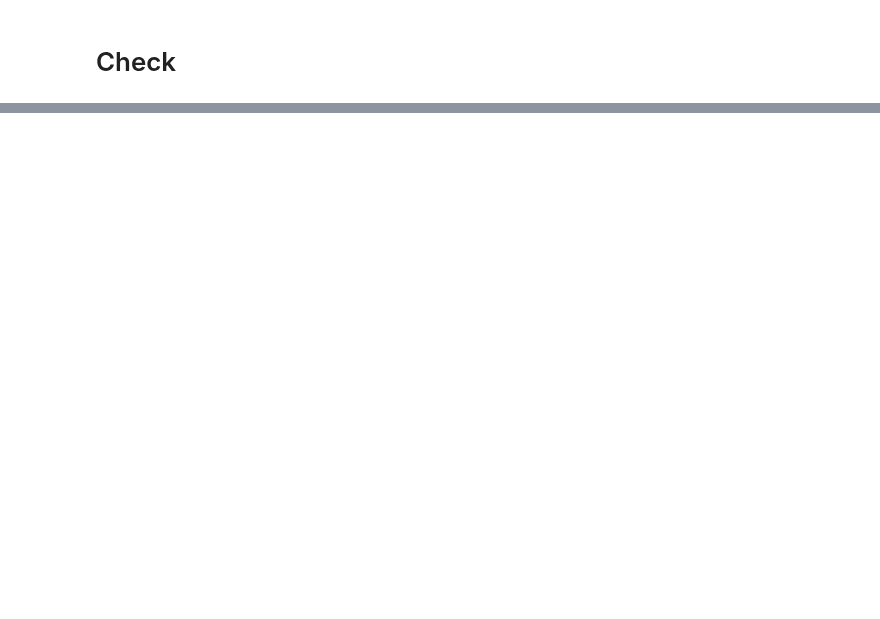
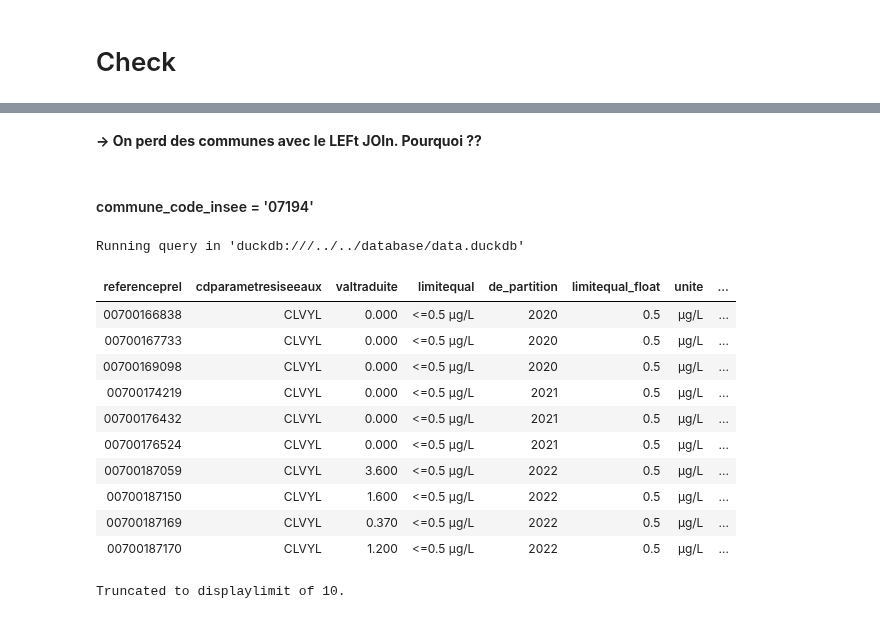
Before and after one commit to dataforgoodfr/13_pollution_eau, a Jupyter notebook: analytics/notebooks/cvm_calcul_conformite_par_commune-MAJ.ipynb, the cells around one changed output, grey strips where cells are left out. Drawn from its saved outputs; the diff is of its cells as text; code cells hidden in the pictures; blank space fills up the shorter version.

Commit message:
feat: use new inter tables

```diff
--- a/analytics/notebooks/cvm_calcul_conformite_par_commune-MAJ.ipynb
+++ b/analytics/notebooks/cvm_calcul_conformite_par_commune-MAJ.ipynb
@@ -317,14 +660,32 @@ GROUP BY
+# %% [markdown]
+**-> On perd des communes avec le LEFt JOIn. Pourquoi ??**
+# %% [markdown]
+#### commune_code_insee = '07194'
 # %%
-%%sql --with int__resultats_udi_communes
+%%sql
  SELECT
    *
  FROM
    int__resultats_udi_communes
 WHERE
     inseecommune = '07194'
     AND categorie = 'cvm'
 ORDER BY
-    annee
+    de_partition
+# %% [output]
+Running query in 'duckdb:///../../database/data.duckdb'
+| referenceprel | cdparametresiseeaux | valtraduite | limitequal | de_partition | limitequal_float | unite | ... |
+| 00700166838 | CLVYL | 0.000 | <=0.5 µg/L | 2020 | 0.5 | µg/L | ... |
+| 00700167733 | CLVYL | 0.000 | <=0.5 µg/L | 2020 | 0.5 | µg/L | ... |
+| 00700169098 | CLVYL | 0.000 | <=0.5 µg/L | 2020 | 0.5 | µg/L | ... |
+| 00700174219 | CLVYL | 0.000 | <=0.5 µg/L | 2021 | 0.5 | µg/L | ... |
+| 00700176432 | CLVYL | 0.000 | <=0.5 µg/L | 2021 | 0.5 | µg/L | ... |
+| 00700176524 | CLVYL | 0.000 | <=0.5 µg/L | 2021 | 0.5 | µg/L | ... |
+| 00700187059 | CLVYL | 3.600 | <=0.5 µg/L | 2022 | 0.5 | µg/L | ... |
+| 00700187150 | CLVYL | 1.600 | <=0.5 µg/L | 2022 | 0.5 | µg/L | ... |
+| 00700187169 | CLVYL | 0.370 | <=0.5 µg/L | 2022 | 0.5 | µg/L | ... |
+| 00700187170 | CLVYL | 1.200 | <=0.5 µg/L | 2022 | 0.5 | µg/L | ... |
+Truncated to displaylimit of 10.
 # %%
 %%sql --with int__resultats_communes
  SELECT
```
Also changed, not shown: parts of 43 cells of this notebook.
